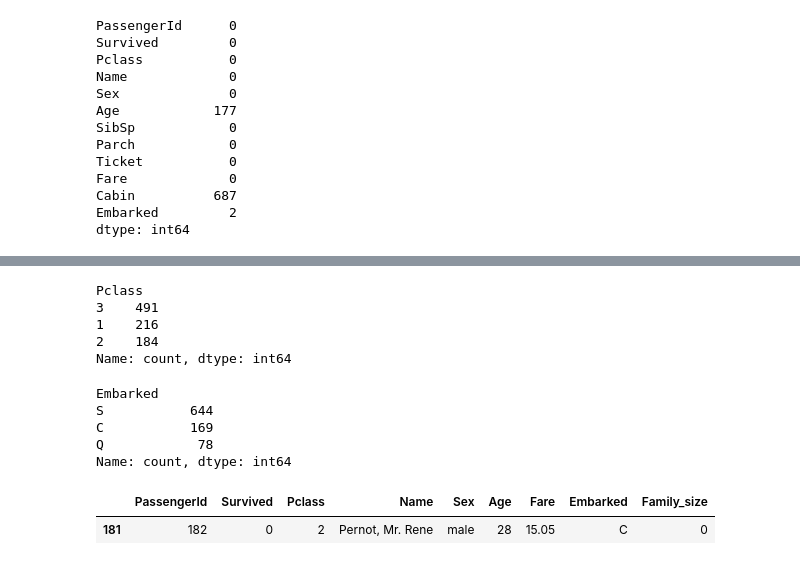
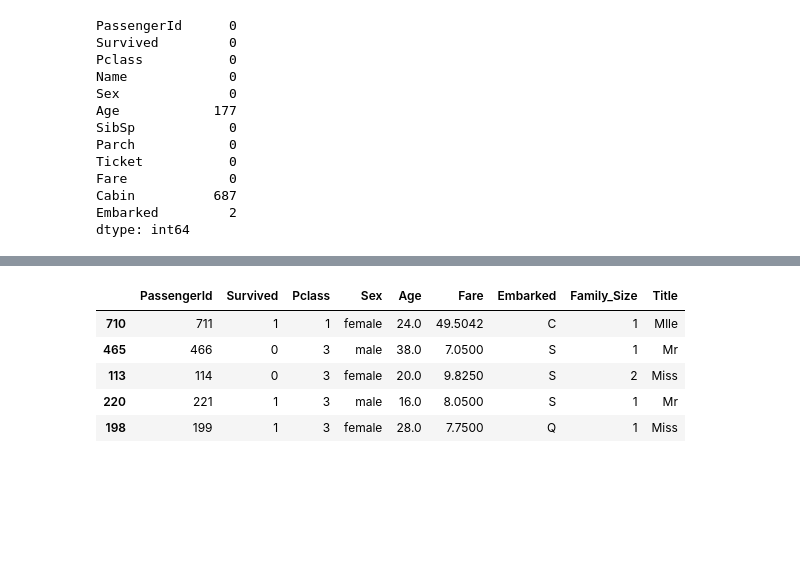
Before and after one commit to Haruki-codes/Titanic, a Jupyter notebook: practice.ipynb, the cells around one changed output, grey strips where cells are left out. Drawn from its saved outputs; the diff is of its cells as text; code cells hidden in the pictures; blank space fills up the shorter version.

```diff
--- a/practice.ipynb
+++ b/practice.ipynb
@@ -92,2 +111,6 @@ df['Embarked'].ffill(inplace=True)
+# %%
+df['Title'] = df['Title'].replace(['Master','Dr','Rev','Col','Major','Don','Lady','Jonkheer','the Countess'],'Rare')
+df['Title'] = df['Title'].replace(['Mlle','Ms'],'Miss')
+df['Title'] = df['Title'].replace('Mme','Mrs')
 # %%
-df.drop(columns='Cabin',inplace=True)
+df.drop(columns=['Name','SibSp','Parch','Ticket'],inplace=True)
@@ -116,29 +117,9 @@ Name: count, dtype: int64
-# %%
-c1 = df['Pclass'].value_counts()
-c1
-# %% [output]
-Pclass
-3    491
-1    216
-2    184
-Name: count, dtype: int64
-# %%
-# by choosing praticular port we can identify which people is curious about the ship
-
-df_port = df[['Embarked']].value_counts()
-df_port
-# %% [output]
-Embarked
-S           644
-C           169
-Q            78
-Name: count, dtype: int64
-# %%
-df['Family_size'] = df['SibSp']+df['Parch']
-# %%
-df.drop(columns=['SibSp','Parch','Ticket'],inplace= True)
 # %%
-df.sample()
+df.sample(5)
 # %% [output]
-|  | PassengerId | Survived | Pclass | Name | Sex | Age | Fare | Embarked | Family_size |
-| 181 | 182 | 0 | 2 | Pernot, Mr. Rene | male | 28 | 15.05 | C | 0 |
+|  | PassengerId | Survived | Pclass | Sex | Age | Fare | Embarked | Family_Size | Title |
+| 710 | 711 | 1 | 1 | female | 24.0 | 49.5042 | C | 1 | Mlle |
+| 465 | 466 | 0 | 3 | male | 38.0 | 7.0500 | S | 1 | Mr |
+| 113 | 114 | 0 | 3 | female | 20.0 | 9.8250 | S | 2 | Miss |
+| 220 | 221 | 1 | 3 | male | 16.0 | 8.0500 | S | 1 | Mr |
+| 198 | 199 | 1 | 3 | female | 28.0 | 7.7500 | Q | 1 | Miss |
```
Also changed, not shown: parts of 33 cells of this notebook.
